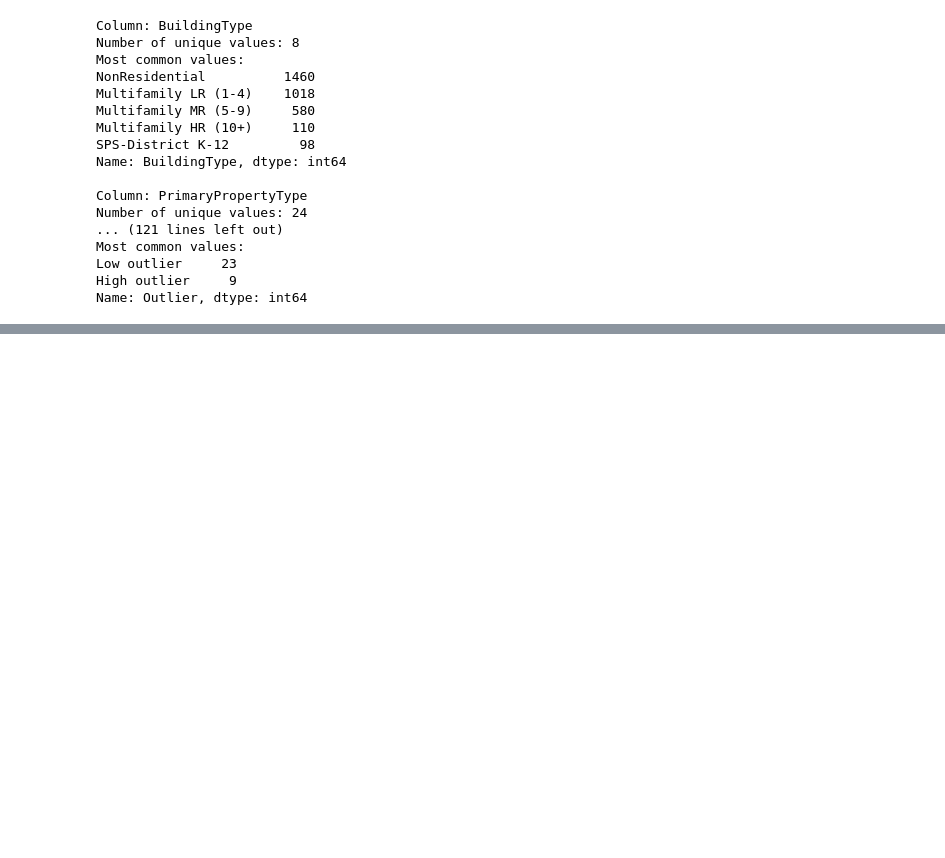
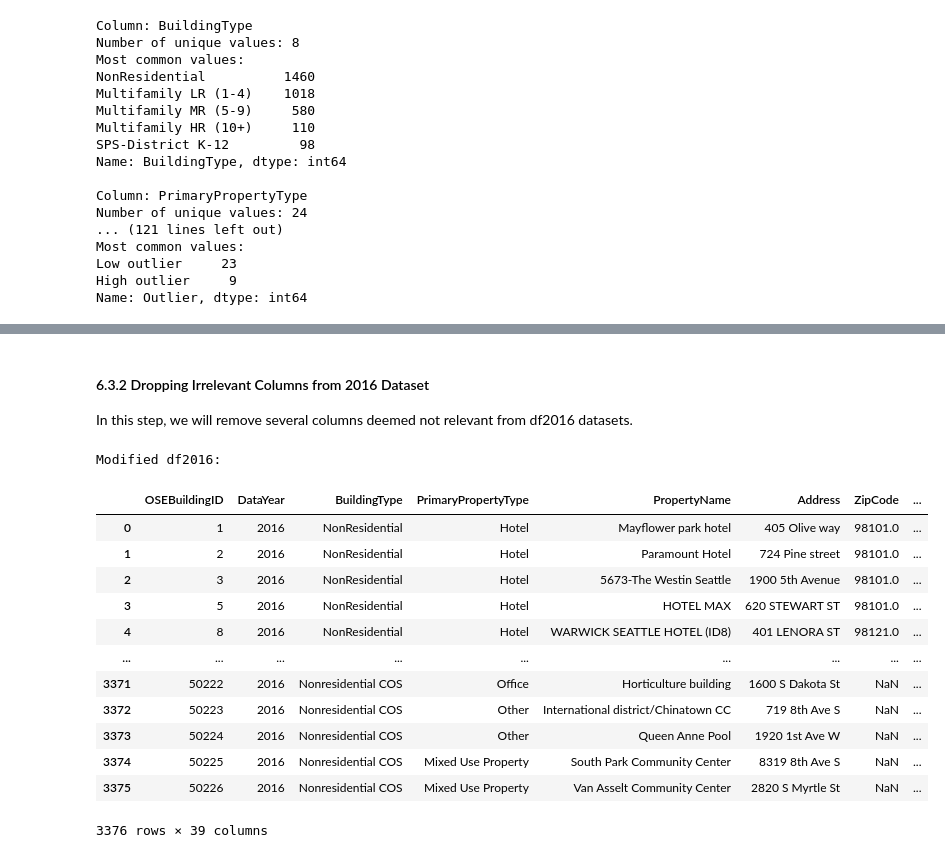
Before and after one commit to MahmoudMans/Team3_power_consumption, a Jupyter notebook: Team3_power_consumption.ipynb, the cells around one changed output, grey strips where cells are left out. Saved outputs shown, nothing was run; the diff lists cells and outputs as text; code cells hidden in the pictures; blank space fills up the shorter version.

```diff
--- a/Team3_power_consumption.ipynb
+++ b/Team3_power_consumption.ipynb
@@ -549,0 +780,36 @@ Latitude
+# %% [markdown]
+#### 6.3.2  Dropping Irrelevant Columns from 2016 Dataset
+In this step, we will remove several columns deemed not relevant from df2016 datasets.
+# %%
+# Specifying columns to be removed as they are not pertinent to our analysis
+non_pertinent_columns = [
+    'TaxParcelIdentificationNumber',
+    'YearsENERGYSTARCertified',
+    'DefaultData',
+    'Outlier',
+    'City',
+    'State',
+    'Comments'
+]
+
+# Dropping non-pertinent columns from df2016 datasets
+df2016.drop(columns=non_pertinent_columns, inplace=True)
+
+# Displaying the modified dataset to verify the removal of specified columns
+print("Modified df2016:")
+df2016
+# %% [output]
+Modified df2016:
+|  | OSEBuildingID | DataYear | BuildingType | PrimaryPropertyType | PropertyName | Address | ZipCode | ... |
+| 0 | 1 | 2016 | NonResidential | Hotel | Mayflower park hotel | 405 Olive way | 98101.0 | ... |
+| 1 | 2 | 2016 | NonResidential | Hotel | Paramount Hotel | 724 Pine street | 98101.0 | ... |
+| 2 | 3 | 2016 | NonResidential | Hotel | 5673-The Westin Seattle | 1900 5th Avenue | 98101.0 | ... |
+| 3 | 5 | 2016 | NonResidential | Hotel | HOTEL MAX | 620 STEWART ST | 98101.0 | ... |
+| 4 | 8 | 2016 | NonResidential | Hotel | WARWICK SEATTLE HOTEL (ID8) | 401 LENORA ST | 98121.0 | ... |
+| ... | ... | ... | ... | ... | ... | ... | ... | ... |
+| 3371 | 50222 | 2016 | Nonresidential COS | Office | Horticulture building | 1600 S Dakota St | NaN | ... |
+| 3372 | 50223 | 2016 | Nonresidential COS | Other | International district/Chinatown CC | 719 8th Ave S | NaN | ... |
+| 3373 | 50224 | 2016 | Nonresidential COS | Other | Queen Anne Pool | 1920 1st Ave W | NaN | ... |
+| 3374 | 50225 | 2016 | Nonresidential COS | Mixed Use Property | South Park Community Center | 8319 8th Ave S | NaN | ... |
+| 3375 | 50226 | 2016 | Nonresidential COS | Mixed Use Property | Van Asselt Community Center | 2820 S Myrtle St | NaN | ... |
+3376 rows × 39 columns
```
Also changed, not shown: parts of 32 cells of this notebook.
